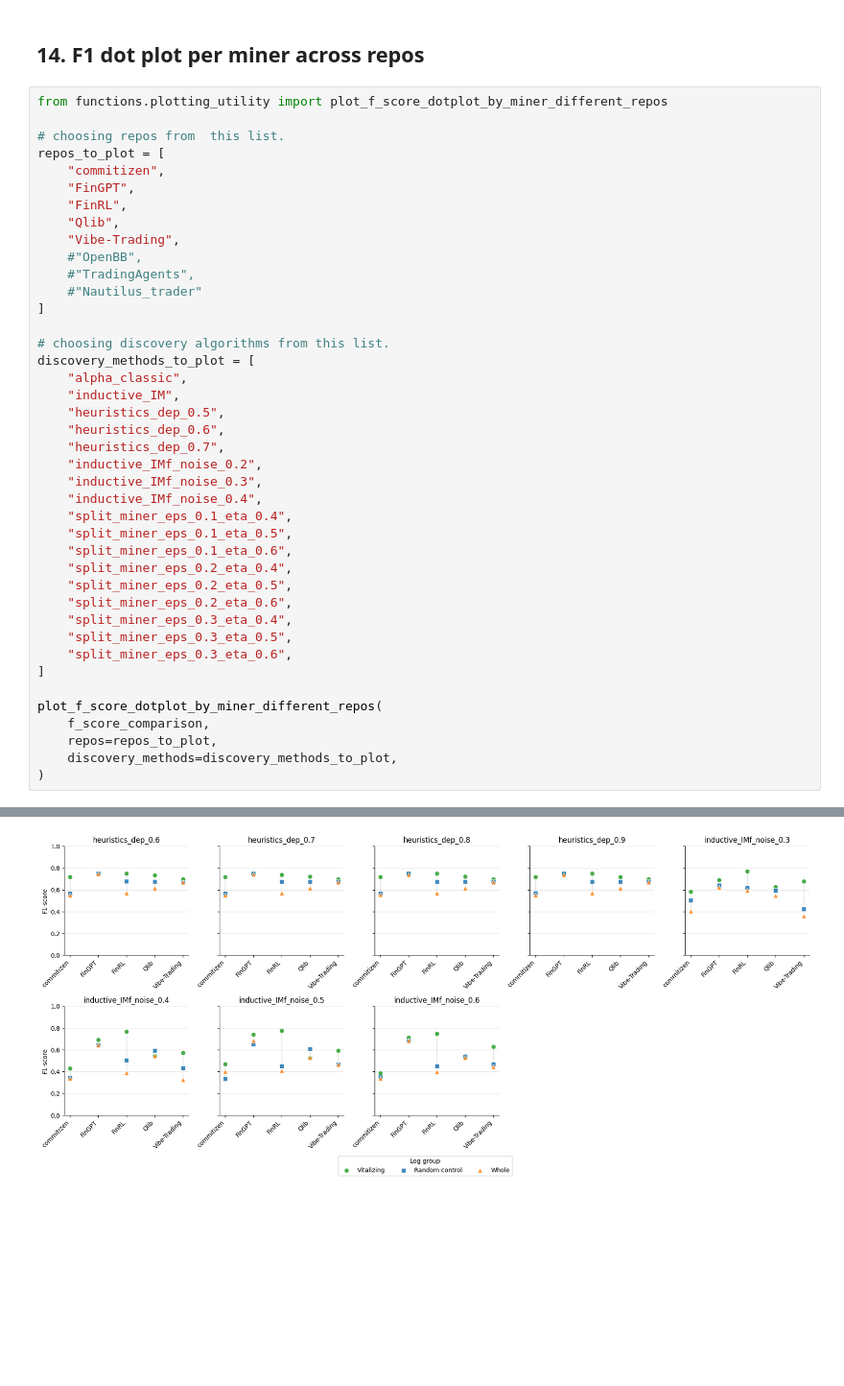
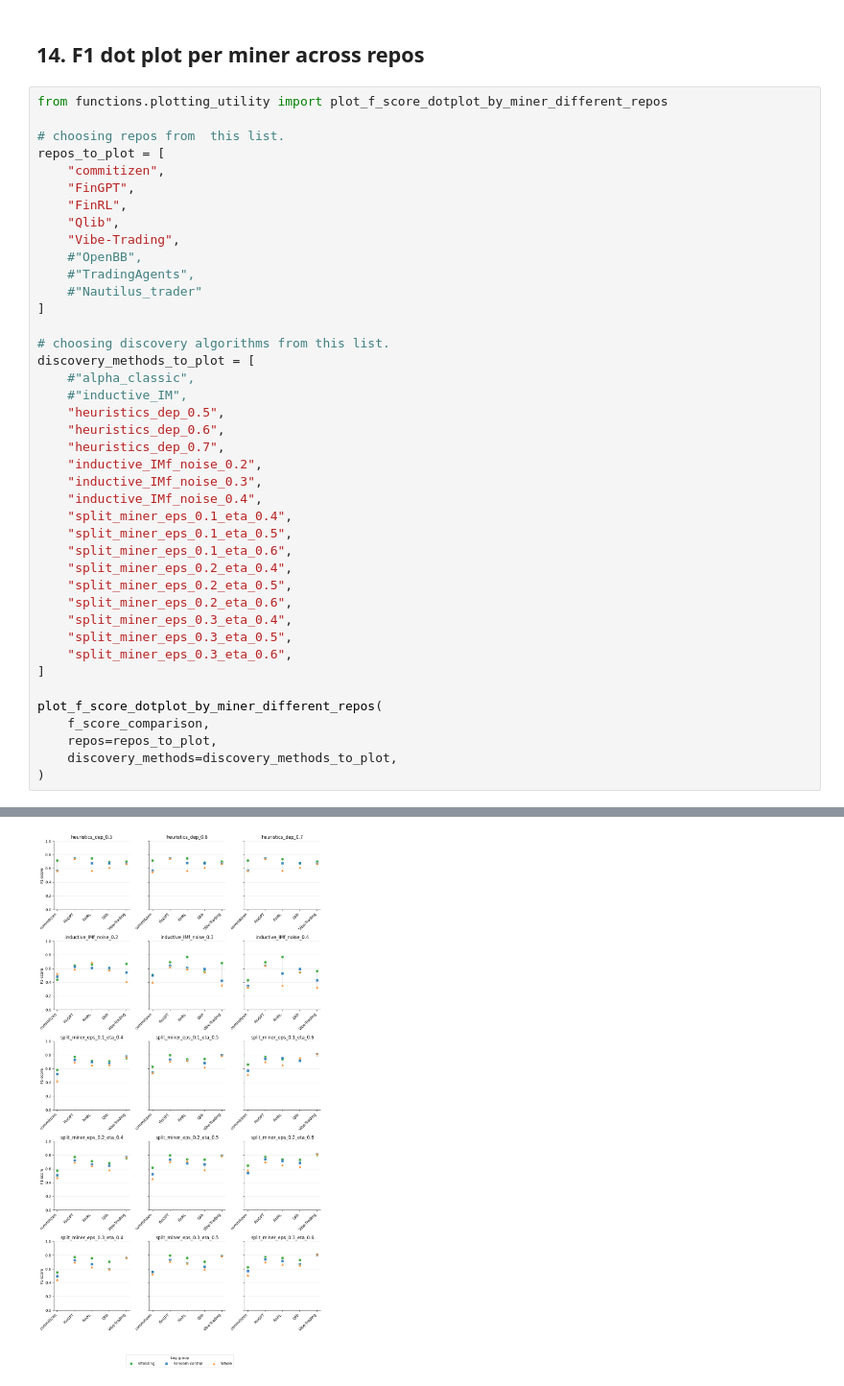
Before and after one commit to MahsaChoop/Lifecycle-Processes, a Jupyter notebook: main.ipynb, the cells around one changed output, grey strips where cells are left out. Shown at 96% size. Saved outputs shown, nothing was run; the diff lists cells and outputs as text; blank space fills up the shorter version.

Commit message:
adding split miner to f1 comparsion figure

```diff
--- a/main.ipynb
+++ b/main.ipynb
@@ -337,33 +333,33 @@ repos_to_plot = [
     #"TradingAgents",
     #"Nautilus_trader"
 ]
 
 # choosing discovery algorithms from this list.
 discovery_methods_to_plot = [
-    "alpha_classic",
-    "inductive_IM",
+    #"alpha_classic",
+    #"inductive_IM",
     "heuristics_dep_0.5",
     "heuristics_dep_0.6",
     "heuristics_dep_0.7",
     "inductive_IMf_noise_0.2",
     "inductive_IMf_noise_0.3",
     "inductive_IMf_noise_0.4",
     "split_miner_eps_0.1_eta_0.4",
     "split_miner_eps_0.1_eta_0.5",
     "split_miner_eps_0.1_eta_0.6",
     "split_miner_eps_0.2_eta_0.4",
     "split_miner_eps_0.2_eta_0.5",
     "split_miner_eps_0.2_eta_0.6",
     "split_miner_eps_0.3_eta_0.4",
     "split_miner_eps_0.3_eta_0.5",
     "split_miner_eps_0.3_eta_0.6",
 ]
 
 plot_f_score_dotplot_by_miner_different_repos(
     f_score_comparison,
     repos=repos_to_plot,
     discovery_methods=discovery_methods_to_plot,
 )
 # %% [output]
 Saved C:\Users\mahsa.choopannezhadm\OneDrive - University of Liechtenstein\Desktop\PhD materials\codes\Lifecycles-Processes\results\figures\f_score_dotplot_by_miner.{png,pdf}
-[figure, old version]
+[figure, new version]
```
Also changed, not shown: parts of 3 cells of this notebook, 6 other files.
